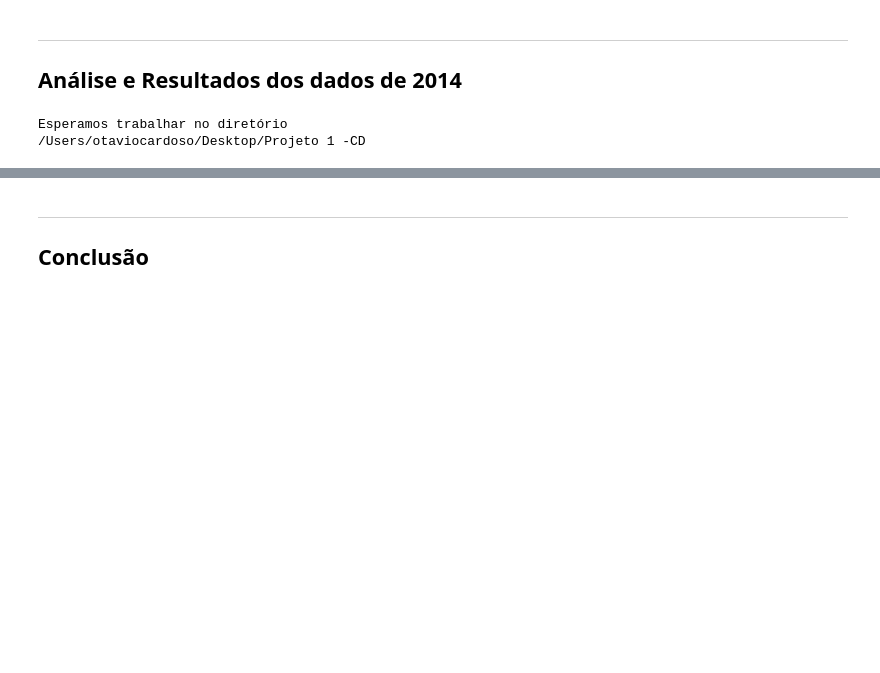
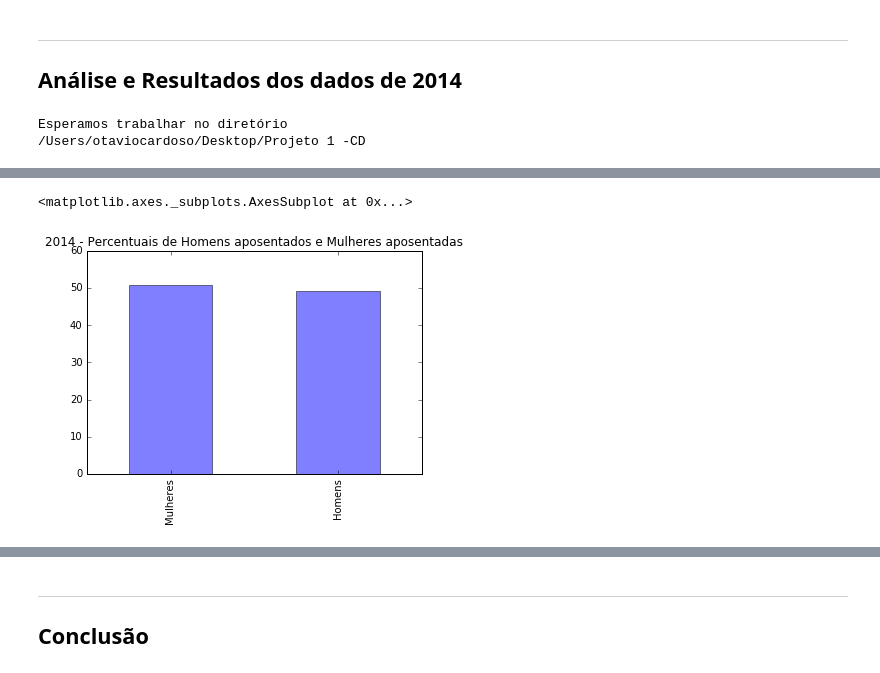
Before and after one commit to otavioscardoso/CD, a Jupyter notebook: Projeto1 Layout.ipynb, the cells around one changed output, grey strips where cells are left out. Drawn from its saved outputs; the diff is of its cells as text; code cells hidden in the pictures; blank space fills up the shorter version.

```diff
--- a/Projeto1 Layout.ipynb
+++ b/Projeto1 Layout.ipynb
@@ -343,0 +35,14 @@ Com base nos resultados, pode-se concluir que homens aposentados, brancos, casad
+# %%
+#Variáveis 2014
+dados.IDADE = dados.V8005.astype('float')
+dados.APOSENTADO = dados.V9122.astype('category')
+dados.APOSENTADO.cat.categories=('Aposentado', 'Não aposentado')
+dados.SEXO = dados.V0302.astype('category')
+dados.SEXO.cat.categories=('Homens', 'Mulheres')
+dados.COR_RACA = dados.V0404.astype('category')
+dados.COR_RACA .cat.categories=('Indígena', 'Brancos', 'Preta', 'Amarela', 'Pardos', 'Sem declaração')
+dados.RENDIMENTO_MENSAL = dados.V4722.astype('float')
+dados.CASADO = dados.V4111.astype('category')
+dados.CASADO.cat.categories=('Casado', 'Não casado atualmente', 'Nunca casou')
+dados.TRABALHO = dados.V9001.astype('category')
+dados.TRABALHO.cat.categories=('Sim', 'Não')
@@ -343,0 +66,10 @@ Com base nos resultados, pode-se concluir que homens aposentados, brancos, casad
+# %%
+print('2014 - Frequência de aposentadoria por sexo:')
+ut2 = (dados.SEXO[(dados.APOSENTADO=='Aposentado')].value_counts(True)*100).round(decimals=2)
+print(ut2,'\n')
+print('2014 - Frequência de mulheres aposentadas que trabalham ou não:')
+ut21 = (dados.TRABALHO[(dados.SEXO=='Mulheres')& (dados.APOSENTADO=='Aposentado')].value_counts(True)*100).round(decimals=2)
+print(ut21,'\n')
+print('2014 - Frequência de Homens aposentados que trabalham ou não:')
+ut22 = (dados.TRABALHO[(dados.SEXO=='Homens')&(dados.APOSENTADO=='Aposentado')].value_counts(True)*100).round(decimals=2)
+print(ut22,'\n')
@@ -343,0 +91,5 @@ Com base nos resultados, pode-se concluir que homens aposentados, brancos, casad
+# %%
+ut2.plot(kind='bar',title='2014 - Percentuais de Homens aposentados e Mulheres aposentadas',color=('b','b'), alpha = 0.5)
+# %% [output]
+<matplotlib.axes._subplots.AxesSubplot at 0x...>
+[figure, added]
```
Also changed, not shown: parts of 42 cells of this notebook.
